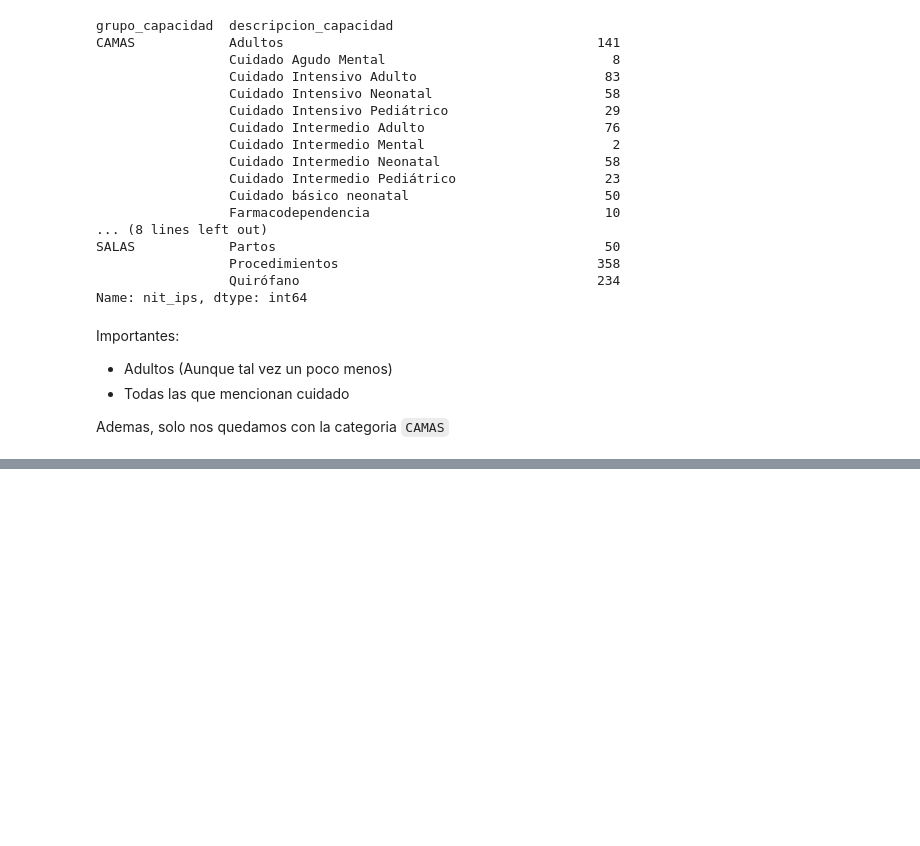
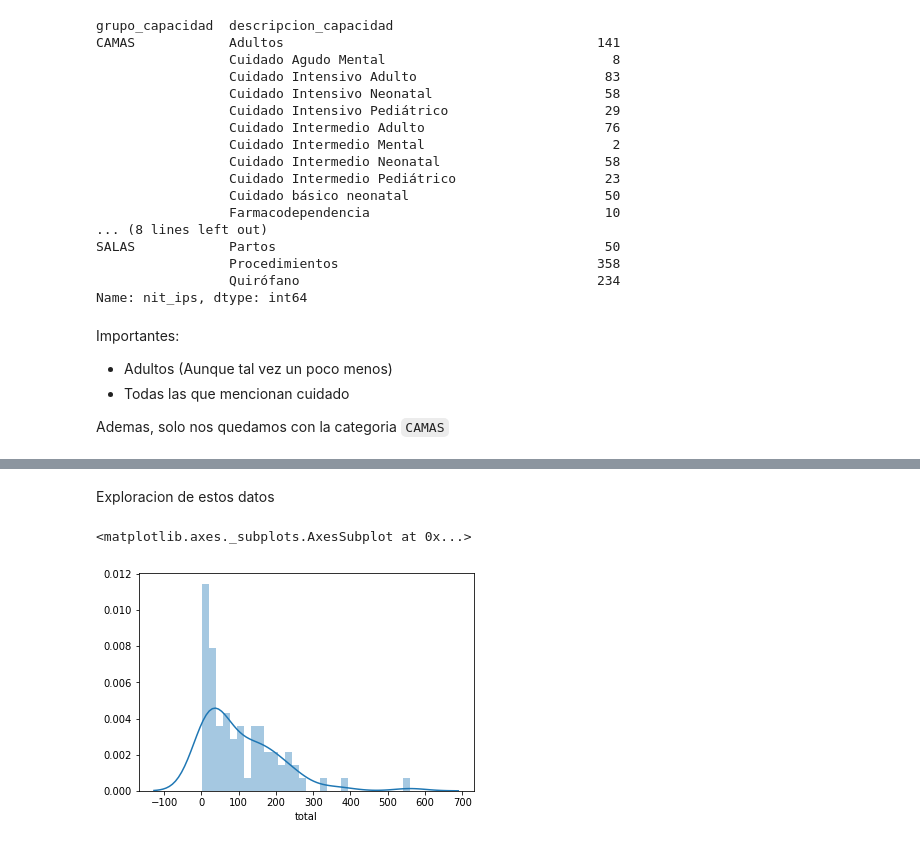
Before and after one commit to datasketch/MOVID19, a Jupyter notebook: participantes/David_GAMBA_Erika_ROJAS/analisis/people.ipynb, the cells around one changed output, grey strips where cells are left out. Saved outputs shown, nothing was run; the diff lists cells and outputs as text; code cells hidden in the pictures; blank space fills up the shorter version.

```diff
--- a/participantes/David_GAMBA_Erika_ROJAS/analisis/people.ipynb
+++ b/participantes/David_GAMBA_Erika_ROJAS/analisis/people.ipynb
@@ -67,6 +83,12 @@ Ademas, solo nos quedamos con la categoria `CAMAS`
 # %%
 capacities = (
     capacities.
-    assign(capacidad_clave = lambda x: (x.descripcion_capacidad=='Adultos') | x.descripcion_capacidad.str.startswith('Cuidadp')))
+    assign(categoria_capacidad=lambda x: np.select([x.descripcion_capacidad=='Adultos',
+                                                    x.descripcion_capacidad.str.startswith('Cuidado Intensivo'),
+                                                    x.descripcion_capacidad.str.startswith('Cuidado Intermedio')],
+                                                   ["normal", "intensivo", "intermedio"],
+                                                   default="otro")).
+    assign(capacidad_clave=lambda x: x.categoria_capacidad != 'otro')
+)
 # %%
 capacities_filtered = capacities.loc[lambda x: x.capacidad_clave]
@@ -101,0 +202,15 @@ capacities_per_nit.to_parquet('../data/02_processed/capacities_per_nit.parquet')
+# %%
+capacities_breakdown = (capacities_filtered.
+     groupby(['nit_ips', 'nom_sede_ips', 'categoria_capacidad']).
+     agg({'capacidad': 'max'}).
+     reset_index().
+     pivot_table(values='capacidad', index=['nit_ips', 'nom_sede_ips'], columns='categoria_capacidad', aggfunc=np.sum, fill_value=0).
+     assign(total=lambda x: x[['normal', 'intensivo', 'intermedio']].sum(axis=1)).
+     assign(share_intensivo=lambda x:x.intensivo/x.total,
+            rank_intensivo=lambda x: x.intensivo.rank(method='max', pct=True),
+            rank_total=lambda x: x.total.rank(method='max', pct=True)).
+     reset_index().
+     rename({'nom_sede_ips':'nombre_ips'}, axis=1)
+)
+
+capacities_breakdown.sort_values('rank_total', ascending=False).head()
@@ -101,0 +227,7 @@ capacities_per_nit.to_parquet('../data/02_processed/capacities_per_nit.parquet')
+# %% [markdown]
+Exploracion de estos datos
+# %%
+sns.distplot(capacities_breakdown.total, bins = 30)
+# %% [output]
+<matplotlib.axes._subplots.AxesSubplot at 0x...>
+[figure, added]
```
Also changed, not shown: parts of 20 cells of this notebook, 23 other files.
